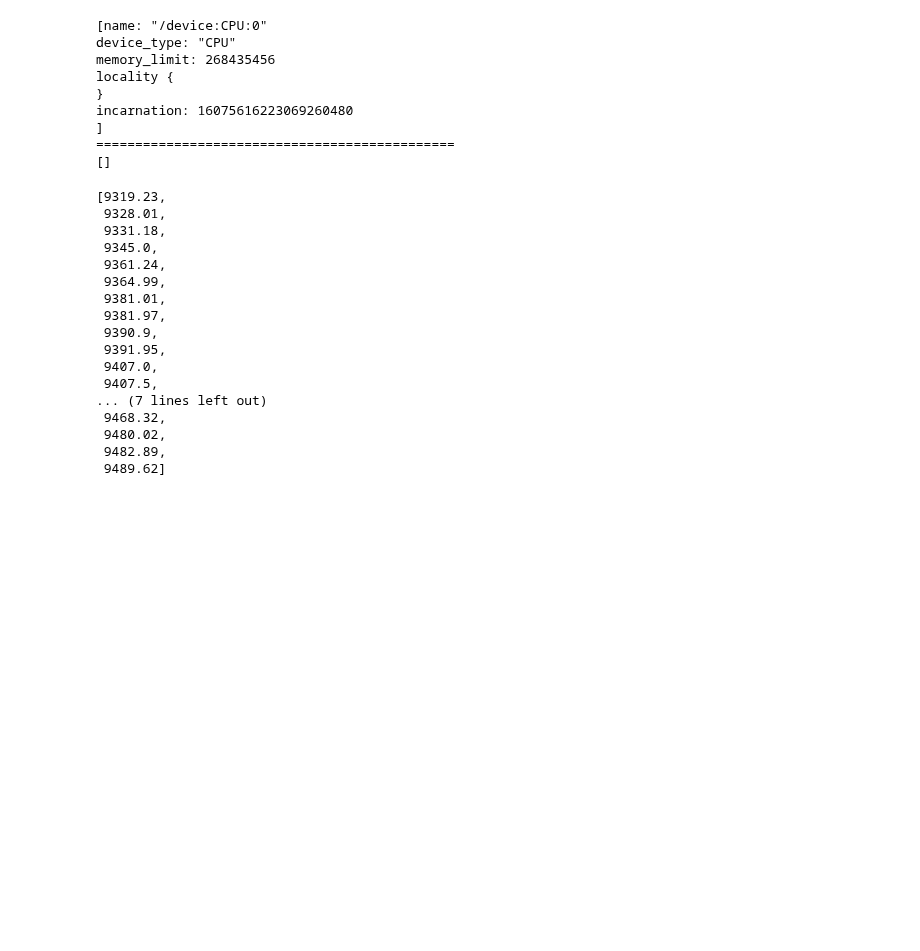
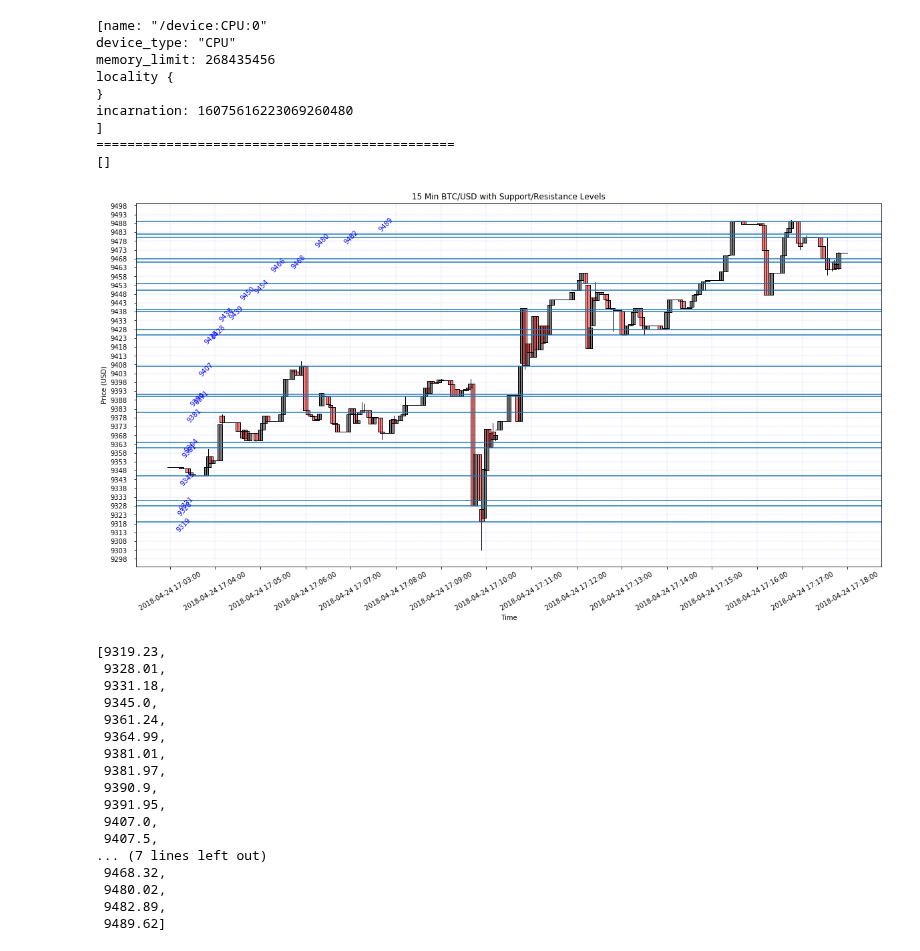
Before and after one commit to timothyyu/gdax-orderbook-ml, a Jupyter notebook: 7_input_feature_refinement_continued.ipynb, the cells around one changed output. Saved outputs shown, nothing was run; the diff lists cells and outputs as text; code cells hidden in the pictures; blank space fills up the shorter version.

```diff
--- a/7_input_feature_refinement_continued.ipynb
+++ b/7_input_feature_refinement_continued.ipynb
@@ -304,11 +304,12 @@ def generate_chart(dataframe):
     ml_results_modified
 
     # Add S/R labels to left side of chart
-    count = 0.5
+    count = 2
     for k in ml_results_modified:
 
-        count = count*1.45
+        count = count*1.2
         ax.axhline(y=k)
+        #time?
         ax.text(y=k,s=k,x=count,color='blue',rotation=45)
     #plt.tight_layout()
     return plt.show()
@@ -318,3 +317,7 @@ def generate_chart(dataframe):
+# %%
+generate_chart(chart_15m_df)
+# %% [output]
+[figure, added]
 # %%
 # create and set inital/placeholder values for size_delta, position, and sr_prox_value/line input features
     # run once upon new scrape only
```
Also changed, not shown: parts of 30 cells of this notebook, 1 other file.
